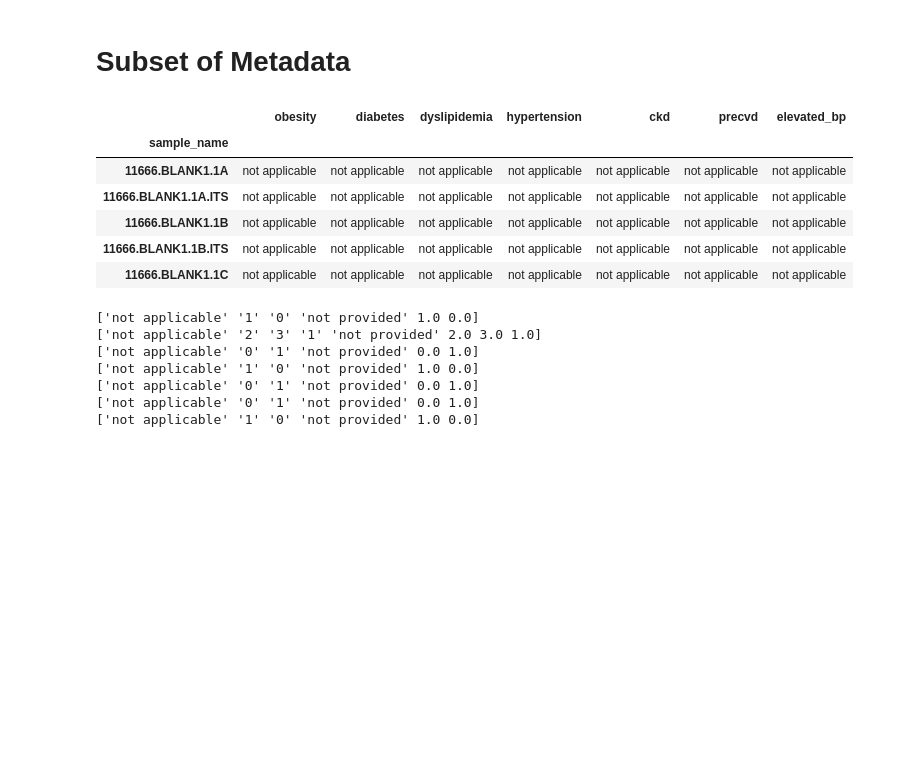
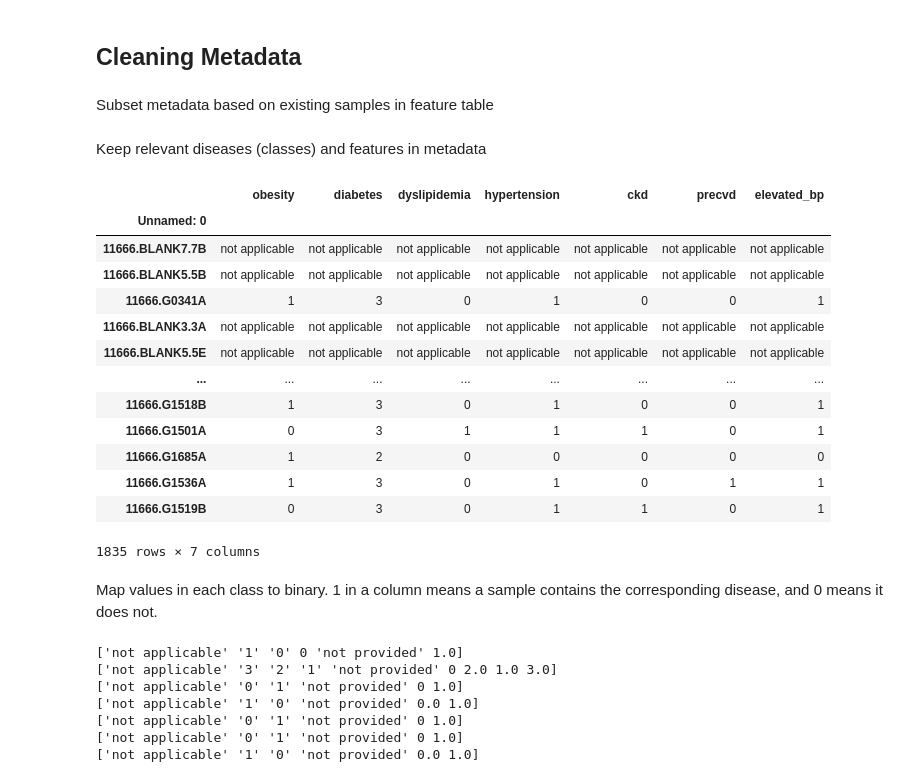
Before and after one commit to emersonchao/DSC180-Q2-Project, a Jupyter notebook: emerson_dev.ipynb, the cells around one changed output. Saved outputs shown, nothing was run; the diff lists cells and outputs as text; code cells hidden in the pictures; blank space fills up the shorter version.

```diff
--- a/emerson_dev.ipynb
+++ b/emerson_dev.ipynb
@@ -20,5 +25,5 @@ import seaborn as sns
 with open("config/data-params.json") as fh:
     file_paths = json.load(fh)
 # %%
-feature_table = pd.read_csv('~/private/dsc180b-data/feature_table.csv')
+feature_table = pd.read_csv('~/private/dsc180b-data/feature_table.csv').set_index('Unnamed: 0')
 metadata = pd.read_csv('~/private/dsc180b-data/11666_metadata.txt', sep='\t', index_col=0)
@@ -25,48 +52,65 @@ metadata = pd.read_csv('~/private/dsc180b-data/11666_metadata.txt', sep='\t', in
 # %% [markdown]
-# Subset of Metadata
+## Cleaning Metadata
+# %% [markdown]
+Subset metadata based on existing samples in feature table
+# %%
+metadata = metadata.loc[feature_table.index]
+# %% [markdown]
+Keep relevant diseases (classes) and features in metadata
 # %%
 diseases = {
     'abdominal_obesity_ncep_v2': 'obesity',
     'diabetes2_v2': 'diabetes',
     'dyslipidemia_v2': 'dyslipidemia',
     'hypertension2_v2': 'hypertension',
     'ckd2': 'ckd',
     'precvd': 'precvd',
     'elevated_bp_selfmeds_v2': 'elevated_bp',
 }
 
-other_cols = {
+other_features = {
     'age_v2': 'age',
     'center': 'center',
     'gender': 'gender',
     'host_body_mass_index': 'BMI'
 }
 
-subset_cols = diseases | other_cols
+subset_cols = diseases | other_features
 
-sub_metadata = metadata[subset_cols.keys()].rename(columns=subset_cols).dropna()
-disease_metadata = metadata[diseases.keys()].rename(columns=diseases).dropna() #only diseases
+##DROP NA IN THE FUTURE
+disease_metadata = metadata[diseases.keys()].rename(columns=diseases).fillna(0) #only diseases
+metadata = metadata[subset_cols.keys()].rename(columns=subset_cols).fillna(0)
 
-disease_metadata.head()
+
+disease_metadata
 # %% [output]
 |  | obesity | diabetes | dyslipidemia | hypertension | ckd | precvd | elevated_bp |
-| sample_name |  |  |  |  |  |  |  |
-| 11666.BLANK1.1A | not applicable | not applicable | not applicable | not applicable | not applicable | not applicable | not applicable |
-| 11666.BLANK1.1A.ITS | not applicable | not applicable | not applicable | not applicable | not applicable | not applicable | not applicable |
-| 11666.BLANK1.1B | not applicable | not applicable | not applicable | not applicable | not applicable | not applicable | not applicable |
-| 11666.BLANK1.1B.ITS | not applicable | not applicable | not applicable | not applicable | not applicable | not applicable | not applicable |
-| 11666.BLANK1.1C | not applicable | not applicable | not applicable | not applicable | not applicable | not applicable | not applicable |
+| Unnamed: 0 |  |  |  |  |  |  |  |
+| 11666.BLANK7.7B | not applicable | not applicable | not applicable | not applicable | not applicable | not applicable | not applicable |
+| 11666.BLANK5.5B | not applicable | not applicable | not applicable | not applicable | not applicable | not applicable | not applicable |
+| 11666.G0341A | 1 | 3 | 0 | 1 | 0 | 0 | 1 |
+| 11666.BLANK3.3A | not applicable | not applicable | not applicable | not applicable | not applicable | not applicable | not applicable |
+| 11666.BLANK5.5E | not applicable | not applicable | not applicable | not applicable | not applicable | not applicable | not applicable |
+| ... | ... | ... | ... | ... | ... | ... | ... |
+| 11666.G1518B | 1 | 3 | 0 | 1 | 0 | 0 | 1 |
+| 11666.G1501A | 0 | 3 | 1 | 1 | 1 | 0 | 1 |
+| 11666.G1685A | 1 | 2 | 0 | 0 | 0 | 0 | 0 |
+| 11666.G1536A | 1 | 3 | 0 | 1 | 0 | 1 | 1 |
+| 11666.G1519B | 0 | 3 | 0 | 1 | 1 | 0 | 1 |
+1835 rows × 7 columns
+# %% [markdown]
+Map values in each class to binary. 1 in a column means a sample contains the corresponding disease, and 0 means it does not.
 # %%
-for _, col in enumerate(disease_metadata):
+for col in disease_metadata:
     print(disease_metadata[col].unique())
 # %% [output]
-['not applicable' '1' '0' 'not provided' 1.0 0.0]
-['not applicable' '2' '3' '1' 'not provided' 2.0 3.0 1.0]
-['not applicable' '0' '1' 'not provided' 0.0 1.0]
-['not applicable' '1' '0' 'not provided' 1.0 0.0]
-['not applicable' '0' '1' 'not provided' 0.0 1.0]
-['not applicable' '0' '1' 'not provided' 0.0 1.0]
-['not applicable' '1' '0' 'not provided' 1.0 0.0]
+['not applicable' '1' '0' 0 'not provided' 1.0]
+['not applicable' '3' '2' '1' 'not provided' 0 2.0 1.0 3.0]
+['not applicable' '0' '1' 'not provided' 0 1.0]
+['not applicable' '1' '0' 'not provided' 0.0 1.0]
+['not applicable' '0' '1' 'not provided' 0 1.0]
+['not applicable' '0' '1' 'not provided' 0 1.0]
+['not applicable' '1' '0' 'not provided' 0.0 1.0]
 # %%
 ## COLUMN MAPS
 disease_map = {
```
Also changed, not shown: parts of 48 cells of this notebook.
